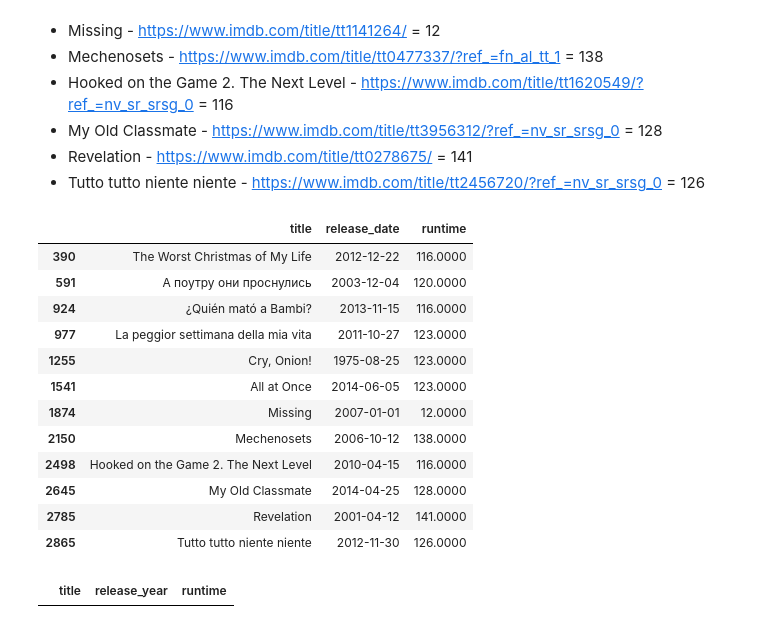
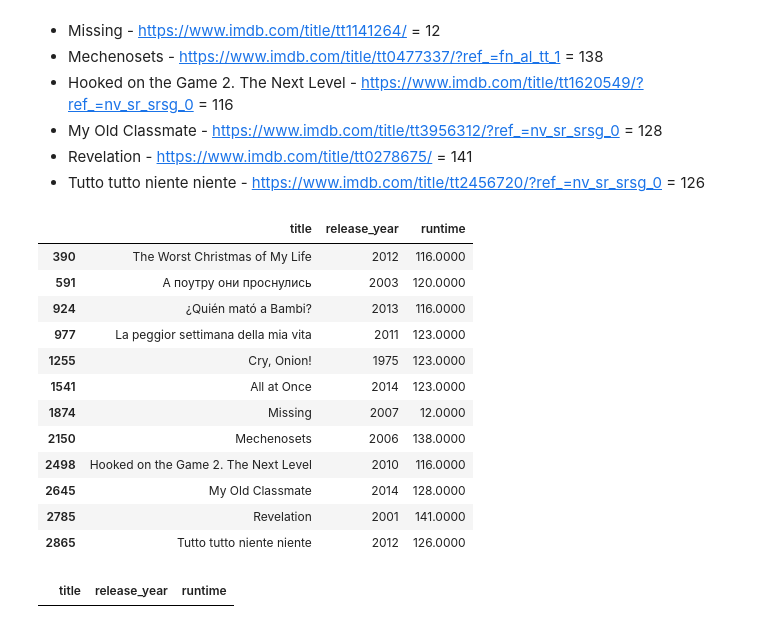
Before and after one commit to eRafaell/kaggle_tmdb_box_office_prediction, a Jupyter notebook: tmdb_box_office_prediction.ipynb, the cells around one changed output. Saved outputs shown, nothing was run; the diff lists cells and outputs as text; code cells hidden in the pictures.

```diff
--- a/tmdb_box_office_prediction.ipynb
+++ b/tmdb_box_office_prediction.ipynb
@@ -1683,6 +1711,9 @@ test['release_year'] = test['release_date'].dt.year
 test['release_month'] = test['release_date'].dt.month
 test['release_day'] = test['release_date'].dt.day
 test['release_dayofweek'] = test['release_date'].dt.dayofweek
+
+train.drop(['release_date'], axis=1, inplace=True)
+test.drop(['release_date'], axis=1, inplace=True)
 # %%
 # Number of movies by year
 plt.figure(figsize=(16,5))
@@ -1833,43 +1864,43 @@ Runtime in minutes from imdb.com website
 # %%
 train.loc[train['runtime'].index == 390, 'runtime'] = 116
 train.loc[train['runtime'].index == 591, 'runtime'] = 120
 train.loc[train['runtime'].index == 924, 'runtime'] = 116
 train.loc[train['runtime'].index == 977, 'runtime'] = 123
 train.loc[train['runtime'].index == 1255, 'runtime'] = 123
 train.loc[train['runtime'].index == 1541, 'runtime'] = 123
 train.loc[train['runtime'].index == 1874, 'runtime'] = 12
 train.loc[train['runtime'].index == 2150, 'runtime'] = 138
 train.loc[train['runtime'].index == 2498, 'runtime'] = 116
 train.loc[train['runtime'].index == 2645, 'runtime'] = 128
 train.loc[train['runtime'].index == 2785, 'runtime'] = 141
 train.loc[train['runtime'].index == 2865, 'runtime'] = 126
 
-train[['title', 'release_date', 'runtime']][(train['runtime'].index == 390) \
+train[['title', 'release_year', 'runtime']][(train['runtime'].index == 390) \
                                             | (train['runtime'].index == 591) \
                                             | (train['runtime'].index == 924) \
                                             | (train['runtime'].index == 977) \
                                             | (train['runtime'].index == 1255) \
                                             | (train['runtime'].index == 1541) \
                                             | (train['runtime'].index == 1874) \
                                             | (train['runtime'].index == 2150) \
                                             | (train['runtime'].index == 2498) \
                                             | (train['runtime'].index == 2645) \
                                             | (train['runtime'].index == 2785) \
                                             | (train['runtime'].index == 2865)]
 # %% [output]
-|  | title | release_date | runtime |
-| 390 | The Worst Christmas of My Life | 2012-12-22 | 116.0000 |
-| 591 | А поутру они проснулись | 2003-12-04 | 120.0000 |
-| 924 | ¿Quién mató a Bambi? | 2013-11-15 | 116.0000 |
-| 977 | La peggior settimana della mia vita | 2011-10-27 | 123.0000 |
-| 1255 | Cry, Onion! | 1975-08-25 | 123.0000 |
-| 1541 | All at Once | 2014-06-05 | 123.0000 |
-| 1874 | Missing | 2007-01-01 | 12.0000 |
-| 2150 | Mechenosets | 2006-10-12 | 138.0000 |
-| 2498 | Hooked on the Game 2. The Next Level | 2010-04-15 | 116.0000 |
-| 2645 | My Old Classmate | 2014-04-25 | 128.0000 |
-| 2785 | Revelation | 2001-04-12 | 141.0000 |
-| 2865 | Tutto tutto niente niente | 2012-11-30 | 126.0000 |
+|  | title | release_year | runtime |
+| 390 | The Worst Christmas of My Life | 2012 | 116.0000 |
+| 591 | А поутру они проснулись | 2003 | 120.0000 |
+| 924 | ¿Quién mató a Bambi? | 2013 | 116.0000 |
+| 977 | La peggior settimana della mia vita | 2011 | 123.0000 |
+| 1255 | Cry, Onion! | 1975 | 123.0000 |
+| 1541 | All at Once | 2014 | 123.0000 |
+| 1874 | Missing | 2007 | 12.0000 |
+| 2150 | Mechenosets | 2006 | 138.0000 |
+| 2498 | Hooked on the Game 2. The Next Level | 2010 | 116.0000 |
+| 2645 | My Old Classmate | 2014 | 128.0000 |
+| 2785 | Revelation | 2001 | 141.0000 |
+| 2865 | Tutto tutto niente niente | 2012 | 126.0000 |
 # %%
 train[['title', 'release_year', 'runtime']][train['runtime'] == 0]
 # %% [output]
```
Also changed, not shown: parts of 59 cells of this notebook.
